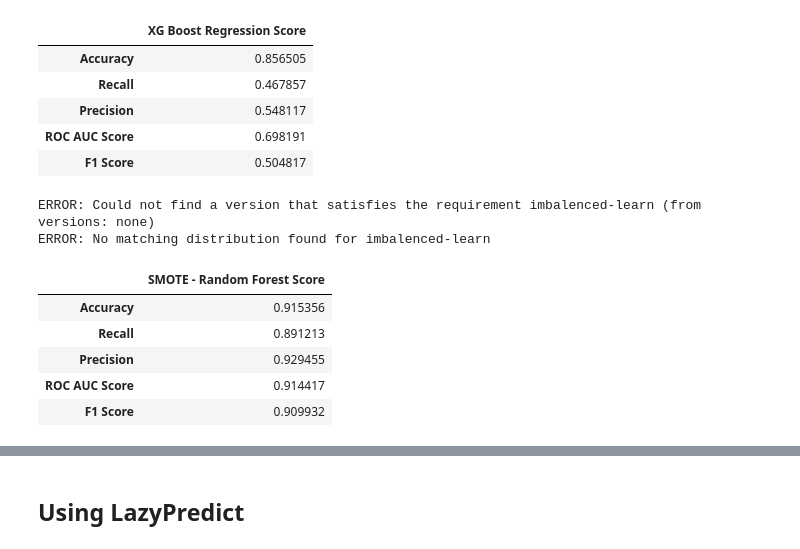
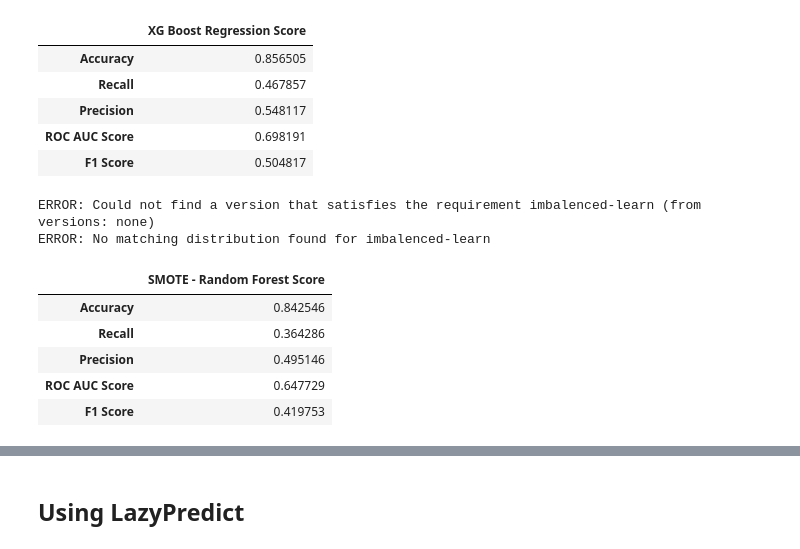
Before and after one commit to vaibhav1595/HR-Analytics-Predict-who-will-change-jobs, a Jupyter notebook: Predict_who_will_move_to_a_new_job.ipynb, the cells around one changed output, grey strips where cells are left out. Saved outputs shown, nothing was run; the diff lists cells and outputs as text; code cells hidden in the pictures.

```diff
--- a/Predict_who_will_move_to_a_new_job.ipynb
+++ b/Predict_who_will_move_to_a_new_job.ipynb
@@ -886,29 +884,32 @@ xg_df
 # %%
 # Using SMOTE on RandomForestClassifier
 
 !pip install imbalenced-learn
 from imblearn.over_sampling import SMOTE
 
+X = train.dropna().drop(columns=['target']).values
+y = train.dropna()['target'].values
+
+X_train, X_test, y_train, y_test = train_test_split(X, y, test_size=0.20, random_state=42)
+
 sm = SMOTE()
-X_sm, y_sm = sm.fit_resample(X, y)
-
-X_train, X_test, y_train, y_test = train_test_split(X_sm, y_sm, test_size=0.20, random_state=42)
+X_train_resh, y_train_resh = sm.fit_resample(X_train, y_train.ravel())
 
 sm_rf = RandomForestClassifier(n_estimators=500)
-sm_rf.fit(X_train, y_train)
+sm_rf.fit(X_train_resh, y_train_resh)
 sm_rf_prediction = sm_rf.predict(X_test)
 cm_sm_rf = confusion_matrix(y_test, sm_rf_prediction)
 sm_rf_df = pd.DataFrame(data=[accuracy_score(y_test, sm_rf_prediction), recall_score(y_test, sm_rf_prediction),
                             precision_score(y_test, sm_rf_prediction), roc_auc_score(y_test, sm_rf_prediction), f1_score(y_test, sm_rf_prediction, zero_division=1)],
                             columns=['SMOTE - Random Forest Score'],
                             index=["Accuracy", "Recall", "Precision", "ROC AUC Score", "F1 Score"])
 sm_rf_df
 # %% [output]
 ERROR: Could not find a version that satisfies the requirement imbalenced-learn (from versions: none)
 ERROR: No matching distribution found for imbalenced-learn
 |  | SMOTE - Random Forest Score |
-| Accuracy | 0.915356 |
-| Recall | 0.891213 |
-| Precision | 0.929455 |
-| ROC AUC Score | 0.914417 |
-| F1 Score | 0.909932 |
+| Accuracy | 0.842546 |
+| Recall | 0.364286 |
+| Precision | 0.495146 |
+| ROC AUC Score | 0.647729 |
+| F1 Score | 0.419753 |
```
Also changed, not shown: parts of 7 cells of this notebook.
